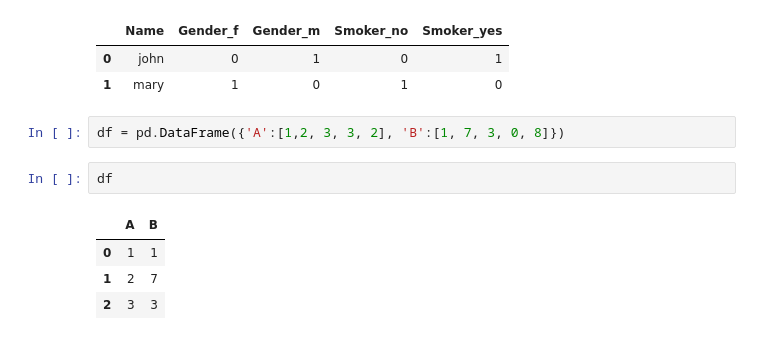
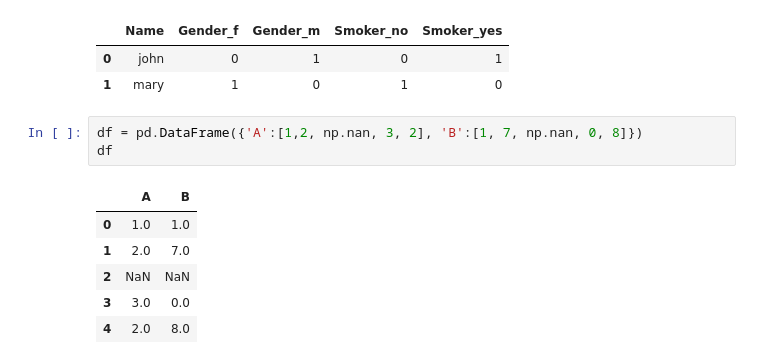
Before and after one commit to antonioIannotta/Python-Data-Analysis, a Jupyter notebook: Pandas_Intro.ipynb, the cells around one changed output. Cells and saved outputs as stored; diff of their text form.

```diff
--- a/Pandas_Intro.ipynb
+++ b/Pandas_Intro.ipynb
@@ -198,11 +198,12 @@ df_with_dummies
 | 0 | john | 0 | 1 | 0 | 1 |
 | 1 | mary | 1 | 0 | 1 | 0 |
 # %%
-df = pd.DataFrame({'A':[1,2, 3, 3, 2], 'B':[1, 7, 3, 0, 8]})
+df = pd.DataFrame({'A':[1,2, np.nan, 3, 2], 'B':[1, 7, np.nan, 0, 8]})
+df
+# %% [output]
+|  | A | B |
+| 0 | 1.0 | 1.0 |
+| 1 | 2.0 | 7.0 |
+| 2 | NaN | NaN |
+| 3 | 3.0 | 0.0 |
+| 4 | 2.0 | 8.0 |
-# %%
-df
-# %% [output]
-|  | A | B |
-| 0 | 1 | 1 |
-| 1 | 2 | 7 |
-| 2 | 3 | 3 |
```
Also changed, not shown: parts of 7 cells of this notebook.
